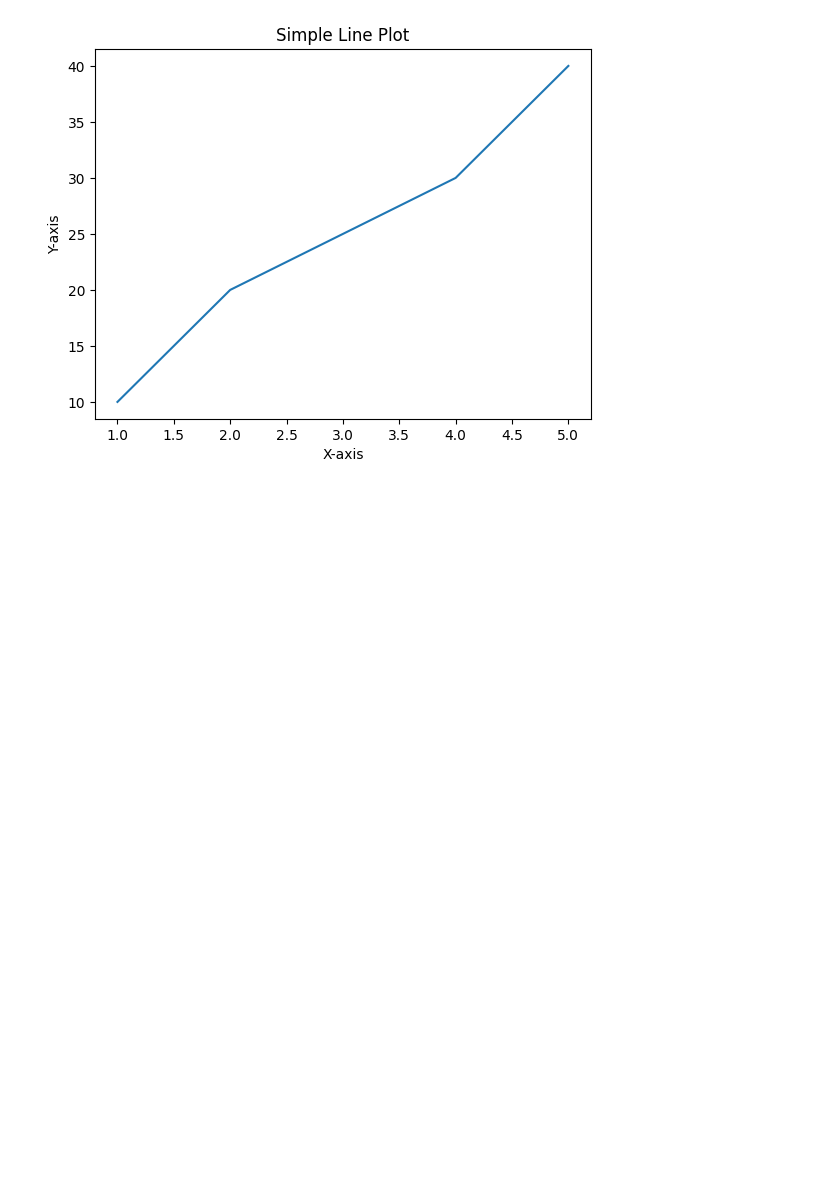
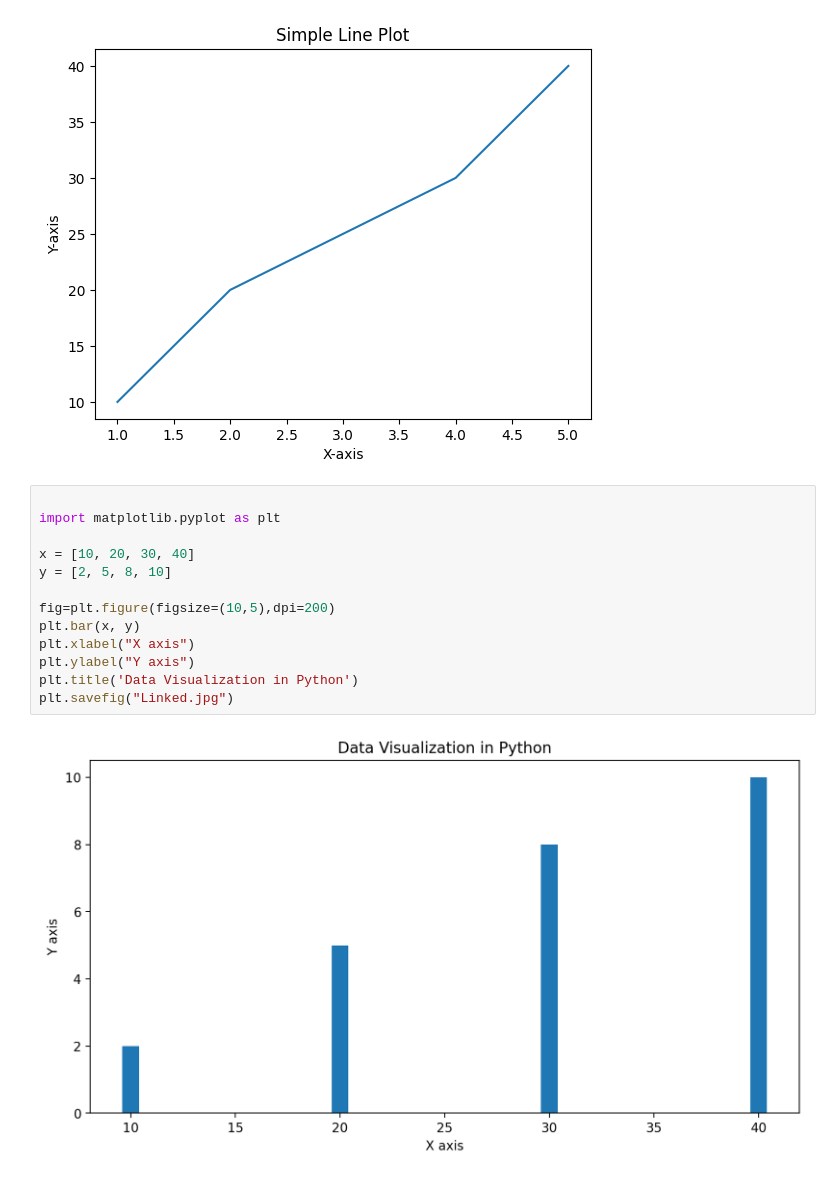
Before and after one commit to BharathShanmugam/python-learning, a Jupyter notebook: Machien Learning/MATPLOTLIB/02-Matplotlib-SubPlots.ipynb, the cells around one changed output. Saved outputs shown, nothing was run; the diff lists cells and outputs as text; blank space fills up the shorter version.

```diff
--- a/Machien Learning/MATPLOTLIB/02-Matplotlib-SubPlots.ipynb
+++ b/Machien Learning/MATPLOTLIB/02-Matplotlib-SubPlots.ipynb
@@ -95,3 +95,18 @@ plt.savefig("myfirstmat.jpg")
 plt.show()
 # %% [output]
 [figure]
+# %%
+
+import matplotlib.pyplot as plt
+
+x = [10, 20, 30, 40]
+y = [2, 5, 8, 10]
+
+fig=plt.figure(figsize=(10,5),dpi=200)
+plt.bar(x, y)
+plt.xlabel("X axis")
+plt.ylabel("Y axis")
+plt.title('Data Visualization in Python')
+plt.savefig("Linked.jpg")
+# %% [output]
+[figure, added]
```
Also changed, not shown: 25 other files.
